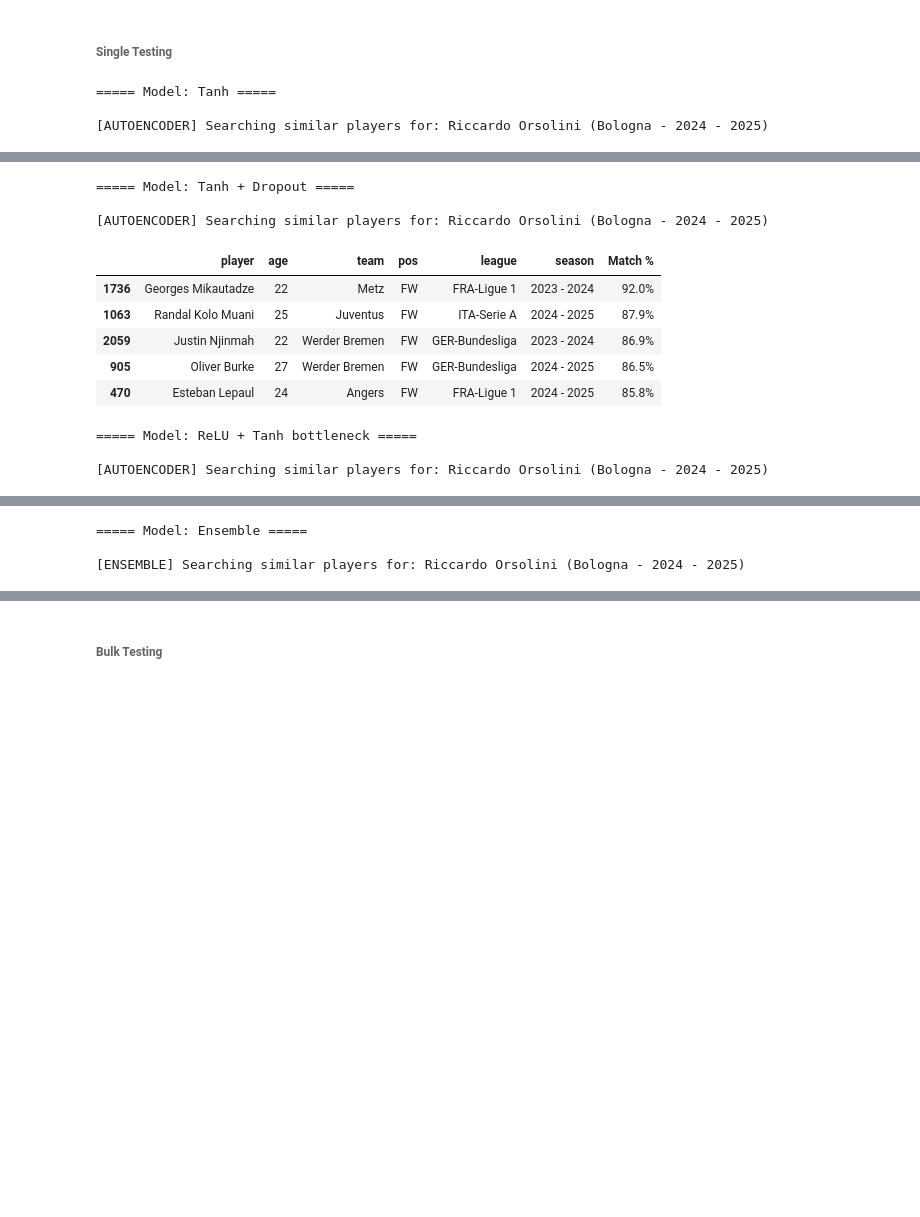
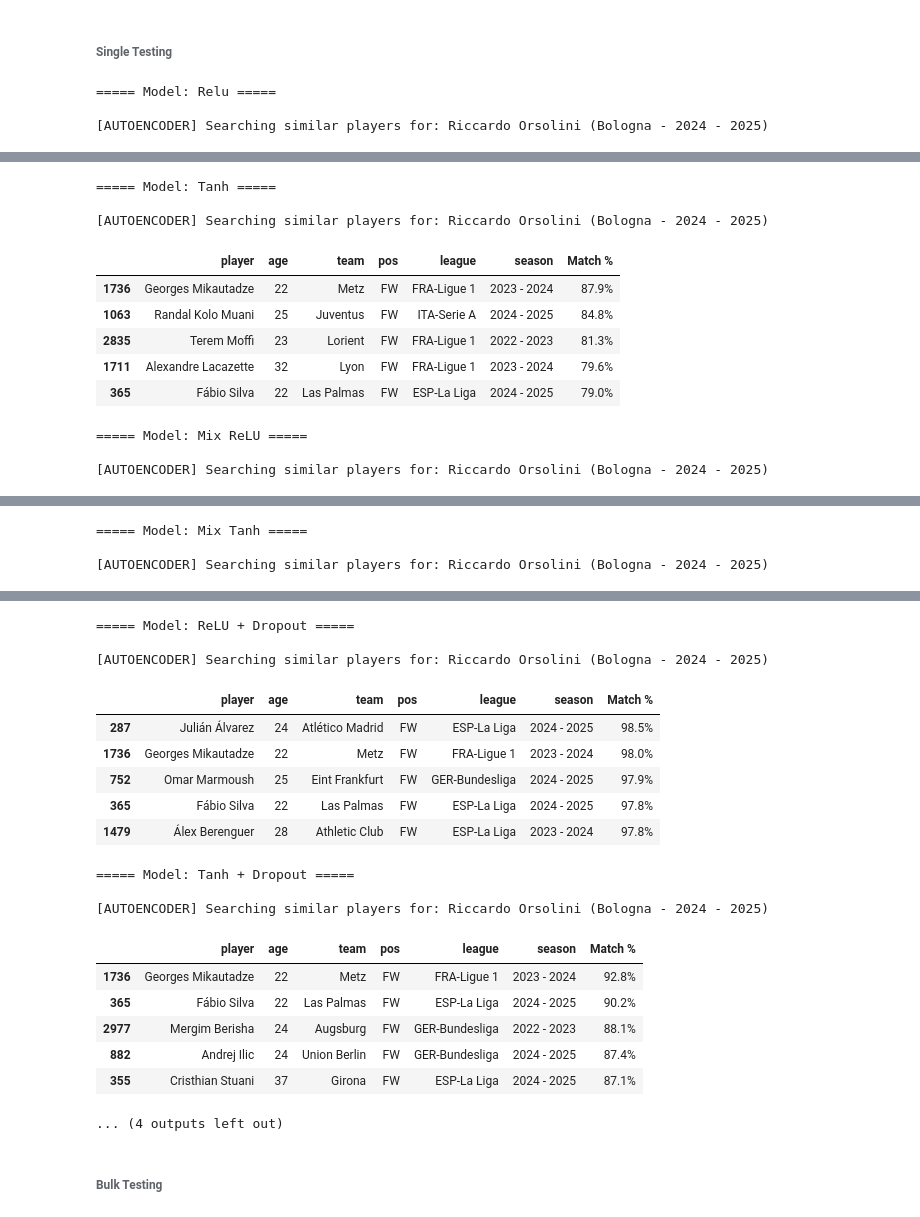
Before and after one commit to andreamurari/DataDriven_Soccer_Scouting, a Jupyter notebook: DataDriven_Soccer_Scouting.ipynb, the cells around one changed output, grey strips where cells are left out. Cells and saved outputs as stored; diff of their text form; code cells hidden in the pictures; blank space fills up the shorter version.

```diff
--- a/DataDriven_Soccer_Scouting.ipynb
+++ b/DataDriven_Soccer_Scouting.ipynb
@@ -370,7 +427,7 @@ autoencoder = models.Model(inputs=input_layer, outputs=output_layer)
 autoencoder.compile(optimizer='adam', loss='huber')
 
 print("\nTraining in progress...")
-autoencoder.fit(X_scaled, X_scaled, epochs=200, batch_size=32, verbose=1)
+autoencoder.fit(X_scaled, X_scaled, epochs=300, batch_size=32, verbose=1)
 print("Training completed!")
 
 plot_loss = autoencoder.history.history['loss']
@@ -389,7 +446,7 @@ encoder = models.Model(inputs=input_layer, outputs=bottleneck_layer)
 bottleneck = encoder.predict(X_scaled)
 
 # Save reusable encoder for web app inference
-#encoder.save("saved_models/encoder_tanh.keras")
+encoder.save("saved_models/encoder_tanh.keras")
 
 ae_columns = [f'AE_{i+1}' for i in range(10)]
 df_ae_tanh = pd.DataFrame(bottleneck, columns=ae_columns)
@@ -418,7 +475,7 @@ Extracting 10D DNA representation...
 # %% [markdown]
 #### ReLU with dropout
 # %%
-'''print("--- Building Deep Autoencoder (TensorFlow/Keras) ---")
+print("--- Building Deep Autoencoder (TensorFlow/Keras) ---")
 
 input_dim = X_scaled.shape[1]
 
@@ -453,7 +510,7 @@ autoencoder = models.Model(inputs=input_layer, outputs=output_layer)
 autoencoder.compile(optimizer='adam', loss='huber')
 
 print("\nTraining in progress...")
-autoencoder.fit(X_scaled, X_scaled, epochs=300, batch_size=32, verbose=1)
+autoencoder.fit(X_scaled, X_scaled, epochs=500, batch_size=32, verbose=1)
 print("Training completed!")
 
 plot_loss = autoencoder.history.history['loss']
@@ -473,5 +530,5 @@ bottleneck = encoder.predict(X_scaled)
 
 ae_columns = [f'AE_{i+1}' for i in range(10)]
 df_ae_relu_dropout = pd.DataFrame(bottleneck, columns=ae_columns)
-df_latent_ae_relu_dropout = pd.concat([df_info_reset, df_ae_relu_dropout], axis=1)'''
+df_latent_ae_relu_dropout = pd.concat([df_info_reset, df_ae_relu_dropout], axis=1)
 # %% [output]
@@ -514,7 +590,7 @@ autoencoder = models.Model(inputs=input_layer, outputs=output_layer)
 autoencoder.compile(optimizer='adam', loss='huber')
 
 print("\nTraining in progress...")
-autoencoder.fit(X_scaled, X_scaled, epochs=300, batch_size=32, verbose=1)
+autoencoder.fit(X_scaled, X_scaled, epochs=500, batch_size=32, verbose=1)
 print("Training completed!")
 
 plot_loss = autoencoder.history.history['loss']
@@ -533,7 +609,7 @@ encoder = models.Model(inputs=input_layer, outputs=bottleneck_layer)
 bottleneck = encoder.predict(X_scaled)
 
 # Save reusable encoder for web app inference
-#encoder.save("saved_models/encoder_tanh_dropout.keras")
+encoder.save("saved_models/encoder_tanh_dropout.keras")
 
 ae_columns = [f'AE_{i+1}' for i in range(10)]
 df_ae_tanh_dropout = pd.DataFrame(bottleneck, columns=ae_columns)
@@ -595,7 +671,7 @@ autoencoder = models.Model(inputs=input_layer, outputs=output_layer)
 autoencoder.compile(optimizer='adam', loss='huber')
 
 print("\nTraining in progress...")
-autoencoder.fit(X_scaled, X_scaled, epochs=100, batch_size=32, verbose=1)
+autoencoder.fit(X_scaled, X_scaled, epochs=500, batch_size=32, verbose=1)
 print("Training completed!")
 
 plot_loss = autoencoder.history.history['loss']
@@ -614,7 +690,7 @@ encoder = models.Model(inputs=input_layer, outputs=bottleneck_layer)
 bottleneck = encoder.predict(X_scaled)
 
 # Save reusable encoder for web app inference
-#encoder.save("saved_models/encoder_relu_tanh_btn.keras")
+encoder.save("saved_models/encoder_relu_tanh_btn.keras")
 
 ae_columns = [f'AE_{i+1}' for i in range(10)]
 df_ae_relu_tanh_btn = pd.DataFrame(bottleneck, columns=ae_columns)
@@ -785,11 +861,11 @@ target_season = "2024 - 2025"
 max_age = None
 
 models_to_test = {
-    #'Relu': df_latent_ae_relu,
+    'Relu': df_latent_ae_relu,
     'Tanh': df_latent_ae_tanh,
-    #'Mix ReLU': df_latent_ae_mix_relu,
-    #'Mix Tanh': df_latent_ae_mix_tanh,
-    #'ReLU + Dropout': df_latent_ae_relu_dropout,
+    'Mix ReLU': df_latent_ae_mix_relu,
+    'Mix Tanh': df_latent_ae_mix_tanh,
+    'ReLU + Dropout': df_latent_ae_relu_dropout,
     'Tanh + Dropout': df_latent_ae_tanh_dropout,
     'ReLU + Tanh bottleneck': df_latent_ae_relu_tanh_btn,
 }
@@ -819,7 +895,7 @@ ensemble_results = find_similar_ensemble(
 )
 display(ensemble_results)
 # %% [output]
-===== Model: Tanh =====
+===== Model: Relu =====
 
 [AUTOENCODER] Searching similar players for: Riccardo Orsolini (Bologna - 2024 - 2025)
 |  | player | age | team | pos | league | season | Match % |
@@ -831,13 +907,13 @@ display(ensemble_results)
-===== Model: Tanh + Dropout =====
+===== Model: Tanh =====
 
 [AUTOENCODER] Searching similar players for: Riccardo Orsolini (Bologna - 2024 - 2025)
 |  | player | age | team | pos | league | season | Match % |
-| 1736 | Georges Mikautadze | 22 | Metz | FW | FRA-Ligue 1 | 2023 - 2024 | 92.0% |
-| 1063 | Randal Kolo Muani | 25 | Juventus | FW | ITA-Serie A | 2024 - 2025 | 87.9% |
-| 2059 | Justin Njinmah | 22 | Werder Bremen | FW | GER-Bundesliga | 2023 - 2024 | 86.9% |
-| 905 | Oliver Burke | 27 | Werder Bremen | FW | GER-Bundesliga | 2024 - 2025 | 86.5% |
-| 470 | Esteban Lepaul | 24 | Angers | FW | FRA-Ligue 1 | 2024 - 2025 | 85.8% |
+| 1736 | Georges Mikautadze | 22 | Metz | FW | FRA-Ligue 1 | 2023 - 2024 | 87.9% |
+| 1063 | Randal Kolo Muani | 25 | Juventus | FW | ITA-Serie A | 2024 - 2025 | 84.8% |
+| 2835 | Terem Moffi | 23 | Lorient | FW | FRA-Ligue 1 | 2022 - 2023 | 81.3% |
+| 1711 | Alexandre Lacazette | 32 | Lyon | FW | FRA-Ligue 1 | 2023 - 2024 | 79.6% |
+| 365 | Fábio Silva | 22 | Las Palmas | FW | ESP-La Liga | 2024 - 2025 | 79.0% |
-===== Model: ReLU + Tanh bottleneck =====
+===== Model: Mix ReLU =====
 
 [AUTOENCODER] Searching similar players for: Riccardo Orsolini (Bologna - 2024 - 2025)
 |  | player | age | team | pos | league | season | Match % |
@@ -849,4 +925,4 @@ display(ensemble_results)
-===== Model: Ensemble =====
+===== Model: Mix Tanh =====
 
-[ENSEMBLE] Searching similar players for: Riccardo Orsolini (Bologna - 2024 - 2025)
+[AUTOENCODER] Searching similar players for: Riccardo Orsolini (Bologna - 2024 - 2025)
 |  | player | age | team | pos | league | season | Match % |
@@ -858,3 +934,22 @@ display(ensemble_results)
+===== Model: ReLU + Dropout =====
+
+[AUTOENCODER] Searching similar players for: Riccardo Orsolini (Bologna - 2024 - 2025)
+|  | player | age | team | pos | league | season | Match % |
+| 287 | Julián Álvarez | 24 | Atlético Madrid | FW | ESP-La Liga | 2024 - 2025 | 98.5% |
+| 1736 | Georges Mikautadze | 22 | Metz | FW | FRA-Ligue 1 | 2023 - 2024 | 98.0% |
+| 752 | Omar Marmoush | 25 | Eint Frankfurt | FW | GER-Bundesliga | 2024 - 2025 | 97.9% |
+| 365 | Fábio Silva | 22 | Las Palmas | FW | ESP-La Liga | 2024 - 2025 | 97.8% |
+| 1479 | Álex Berenguer | 28 | Athletic Club | FW | ESP-La Liga | 2023 - 2024 | 97.8% |
+===== Model: Tanh + Dropout =====
+
+[AUTOENCODER] Searching similar players for: Riccardo Orsolini (Bologna - 2024 - 2025)
+|  | player | age | team | pos | league | season | Match % |
+| 1736 | Georges Mikautadze | 22 | Metz | FW | FRA-Ligue 1 | 2023 - 2024 | 92.8% |
+| 365 | Fábio Silva | 22 | Las Palmas | FW | ESP-La Liga | 2024 - 2025 | 90.2% |
+| 2977 | Mergim Berisha | 24 | Augsburg | FW | GER-Bundesliga | 2022 - 2023 | 88.1% |
+| 882 | Andrej Ilic | 24 | Union Berlin | FW | GER-Bundesliga | 2024 - 2025 | 87.4% |
+| 355 | Cristhian Stuani | 37 | Girona | FW | ESP-La Liga | 2024 - 2025 | 87.1% |
+... (4 outputs left out)
 # %% [markdown]
 ###### Bulk Testing
 # %%
```
Also changed, not shown: parts of 19 cells of this notebook.
